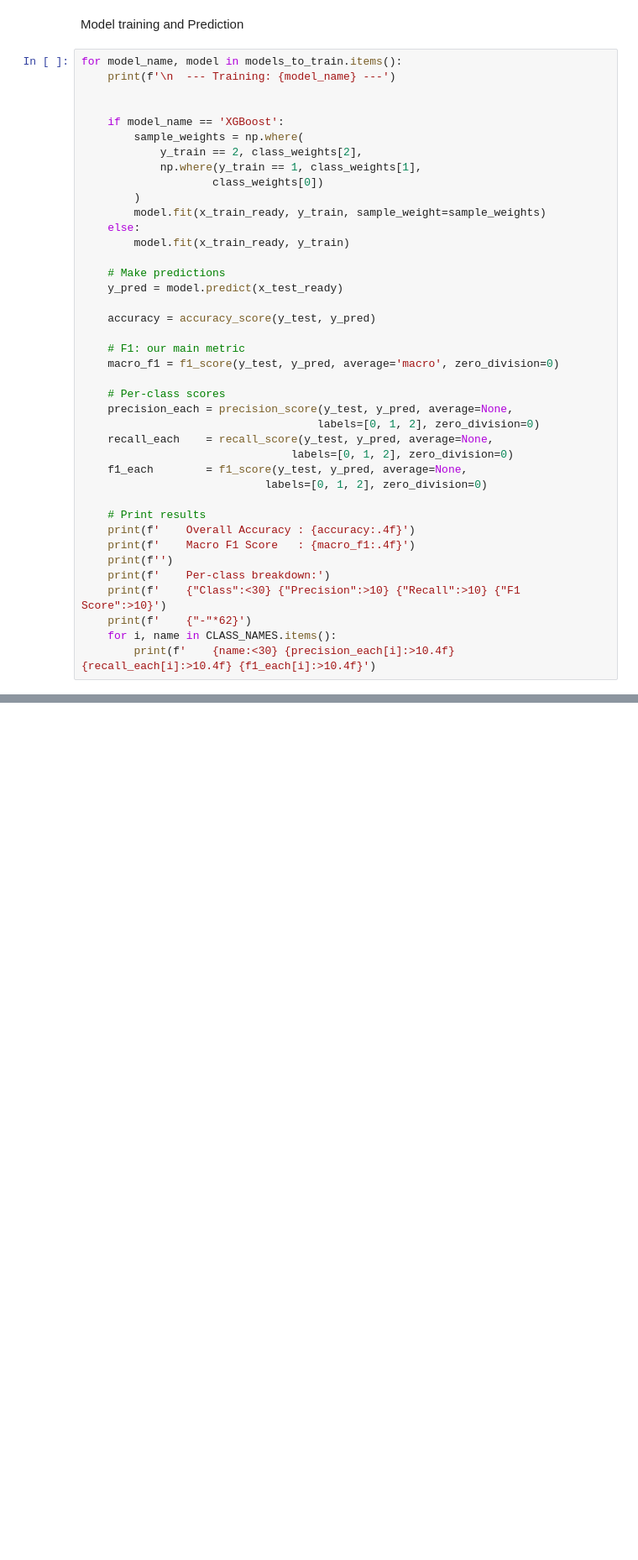
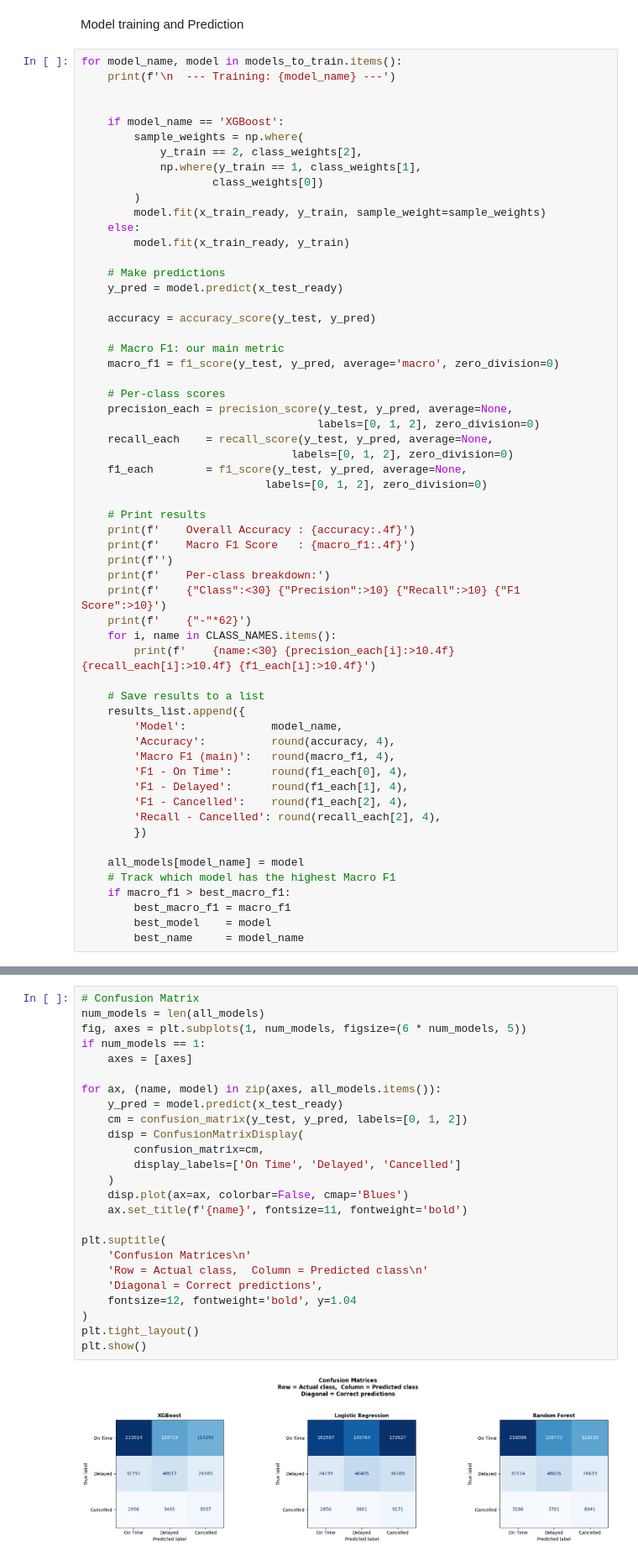
Before and after one commit to Omkar210/SkyResolve-AI-Powered-Multi-Agent-Airline-Disruption-Recovery-Orchestrator, a Jupyter notebook: Model.ipynb, the cells around one changed output, grey strips where cells are left out. Shown at 84% size. Drawn from its saved outputs; the diff is of its cells as text; blank space fills up the shorter version.

```diff
--- a/Model.ipynb
+++ b/Model.ipynb
@@ -217,7 +215,7 @@ for model_name, model in models_to_train.items():
 
     accuracy = accuracy_score(y_test, y_pred)
 
-    # F1: our main metric
+    # Macro F1: our main metric
     macro_f1 = f1_score(y_test, y_pred, average='macro', zero_division=0)
 
     # Per-class scores
@@ -237,6 +235,24 @@ for model_name, model in models_to_train.items():
     print(f'    {"-"*62}')
     for i, name in CLASS_NAMES.items():
         print(f'    {name:<30} {precision_each[i]:>10.4f} {recall_each[i]:>10.4f} {f1_each[i]:>10.4f}')
+
+    # Save results to a list
+    results_list.append({
+        'Model':             model_name,
+        'Accuracy':          round(accuracy, 4),
+        'Macro F1 (main)':   round(macro_f1, 4),
+        'F1 - On Time':      round(f1_each[0], 4),
+        'F1 - Delayed':      round(f1_each[1], 4),
+        'F1 - Cancelled':    round(f1_each[2], 4),
+        'Recall - Cancelled': round(recall_each[2], 4),
+        })
+
+    all_models[model_name] = model
+    # Track which model has the highest Macro F1
+    if macro_f1 > best_macro_f1:
+        best_macro_f1 = macro_f1
+        best_model    = model
+        best_name     = model_name
 # %% [output]
   --- Training: Logistic Regression ---
     Overall Accuracy : 0.3645
@@ -268,0 +274,27 @@ results_list.append({
+# %%
+# Confusion Matrix
+num_models = len(all_models)
+fig, axes = plt.subplots(1, num_models, figsize=(6 * num_models, 5))
+if num_models == 1:
+    axes = [axes]
+
+for ax, (name, model) in zip(axes, all_models.items()):
+    y_pred = model.predict(x_test_ready)
+    cm = confusion_matrix(y_test, y_pred, labels=[0, 1, 2])
+    disp = ConfusionMatrixDisplay(
+        confusion_matrix=cm,
+        display_labels=['On Time', 'Delayed', 'Cancelled']
+    )
+    disp.plot(ax=ax, colorbar=False, cmap='Blues')
+    ax.set_title(f'{name}', fontsize=11, fontweight='bold')
+
+plt.suptitle(
+    'Confusion Matrices\n'
+    'Row = Actual class,  Column = Predicted class\n'
+    'Diagonal = Correct predictions',
+    fontsize=12, fontweight='bold', y=1.04
+)
+plt.tight_layout()
+plt.show()
+# %% [output]
+[figure, added]
```
Also changed, not shown: parts of 3 cells of this notebook.
